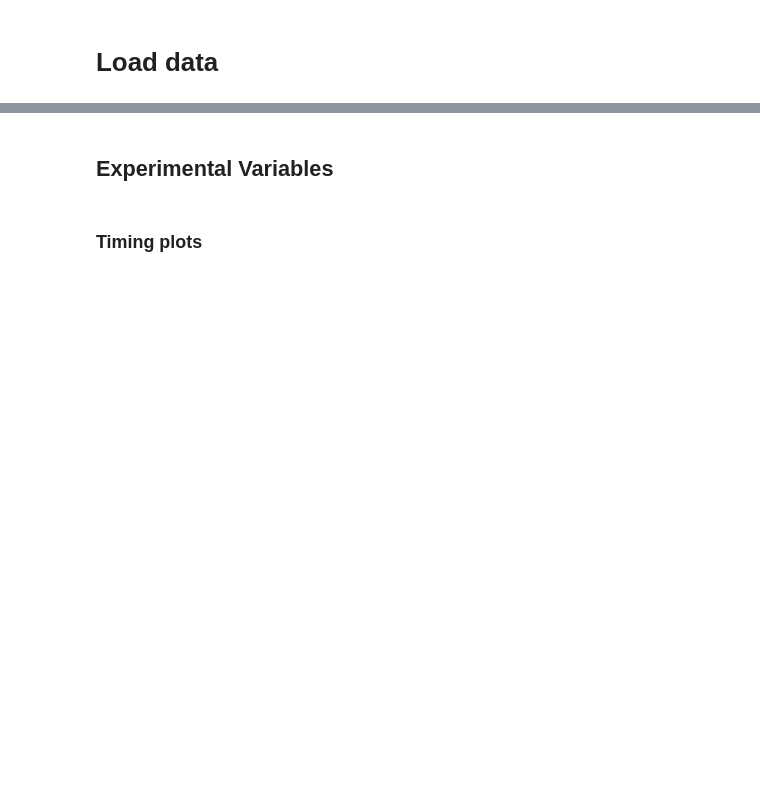
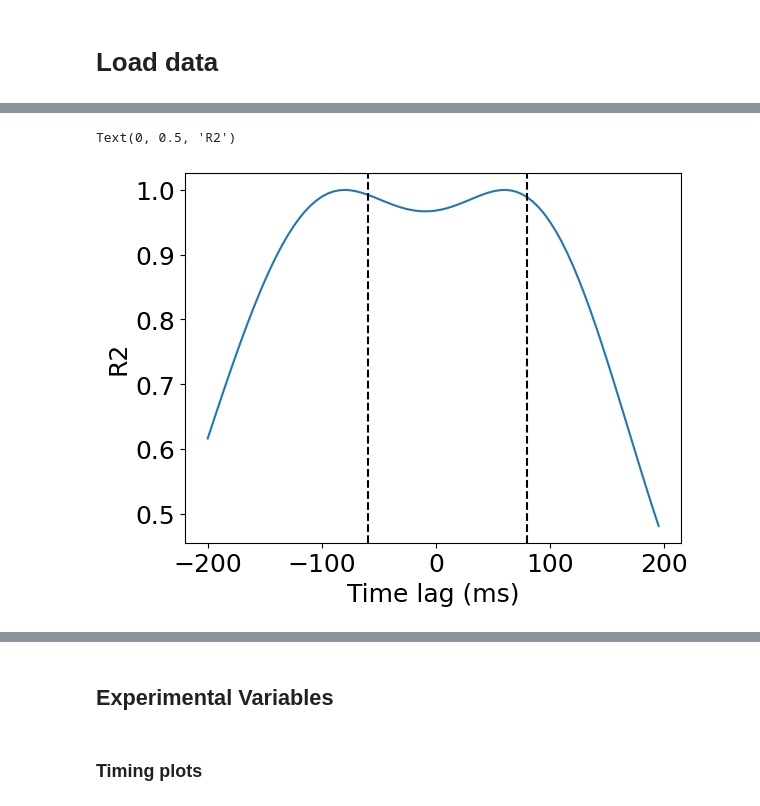
Before and after one commit to sherryxinyuean/area2_population_analysis, a Jupyter notebook: area2_bump(lag analysis).ipynb, the cells around one changed output, grey strips where cells are left out. Saved outputs shown, nothing was run; the diff lists cells and outputs as text; code cells hidden in the pictures; blank space fills up the shorter version.

Commit message:
tracking autolfads&random-target changes

```diff
--- a/area2_bump(lag analysis).ipynb
+++ b/area2_bump(lag analysis).ipynb
@@ -150,0 +194,48 @@ print(len(passive_cond_dict))
+# %%
+from sklearn.linear_model import LinearRegression
+lag_axis = np.arange(-200, 200, 5)
+n_runs = 25
+ang_arr = nans([n_runs])
+r2_arr = nans([n_runs, len(lag_axis)])
+for b in range(n_runs):
+    mu, sigma = 0, 1
+    n_nrn = 20
+
+    nrn_weight = np.random.normal(mu, sigma, size = (n_nrn,2)) # Random We and Wa
+
+    # nrn_weight = np.random.normal(mu, sigma, size = (n_nrn,1))
+    # nrn_weight = np.tile(nrn_weight,(1,2)) # Random We = Wa
+
+    # nrn_weight = np.random.normal(mu, sigma, size = (n_nrn,1))
+    # nrn_weight = np.concatenate([nrn_weight, -nrn_weight], axis = 1) # Random We = -Wa
+
+    nrn_axis = np.arange(-300, 700, 5)
+    n_bins = len(nrn_axis)
+    nrn_activity = nans([n_trials, n_bins, n_nrn])
+    for n in range(n_nrn):
+        for i in range(n_bins):
+            for tr in range(n_trials):
+                nrn_activity[tr, i, n] = nrn_weight[n,0]*vel_array[tr, i+np.argwhere(x_axis==-360)[0,0], 0] + nrn_weight[n, 1]*vel_array[tr, i+np.argwhere(x_axis==-220)[0,0], 0]
+
+
+    coefs_arr = nans([len(lag_axis), n_nrn])
+    r2 = nans([len(lag_axis)])
+    for i in range(len(lag_axis)):
+        start, end = 0+i, -80+i
+        X = nrn_activity[:,start:end,:]
+        X = X.reshape((X.shape[0]* X.shape[1]),X.shape[2])
+        y = vel_array[:,np.argwhere(x_axis==-100)[0,0]:np.argwhere(x_axis==500)[0,0],0].reshape(-1,1)
+        lr =  LinearRegression().fit(X, y)
+        coefs_arr[i] = lr.coef_
+        r2[i] = lr.score(X, y)
+    ang_arr[b] = math.degrees(angle_between(coefs_arr[np.argwhere(lag_axis==-180)[0,0],:],coefs_arr[np.argwhere(lag_axis==0)[0,0],:]))
+    r2_arr[b,:] = r2
+# %%
+plt.plot(lag_axis, np.mean(r2_arr,axis=0))
+plt.axvline(-60, color = 'k', linestyle='--')
+plt.axvline(80, color = 'k', linestyle='--')
+plt.xlabel("Time lag (ms)")
+plt.ylabel('R2')
+# %% [output]
+Text(0, 0.5, 'R2')
+[figure, added]
```
Also changed, not shown: parts of 37 cells of this notebook, 8 other files.
